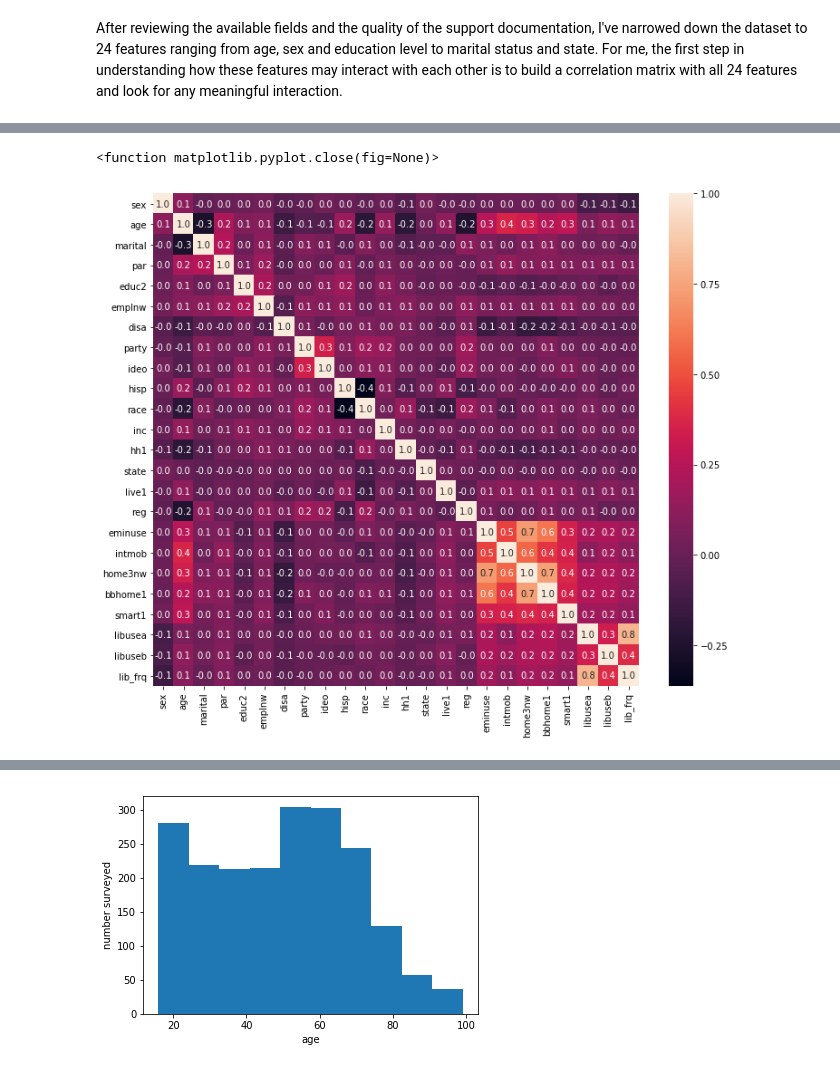
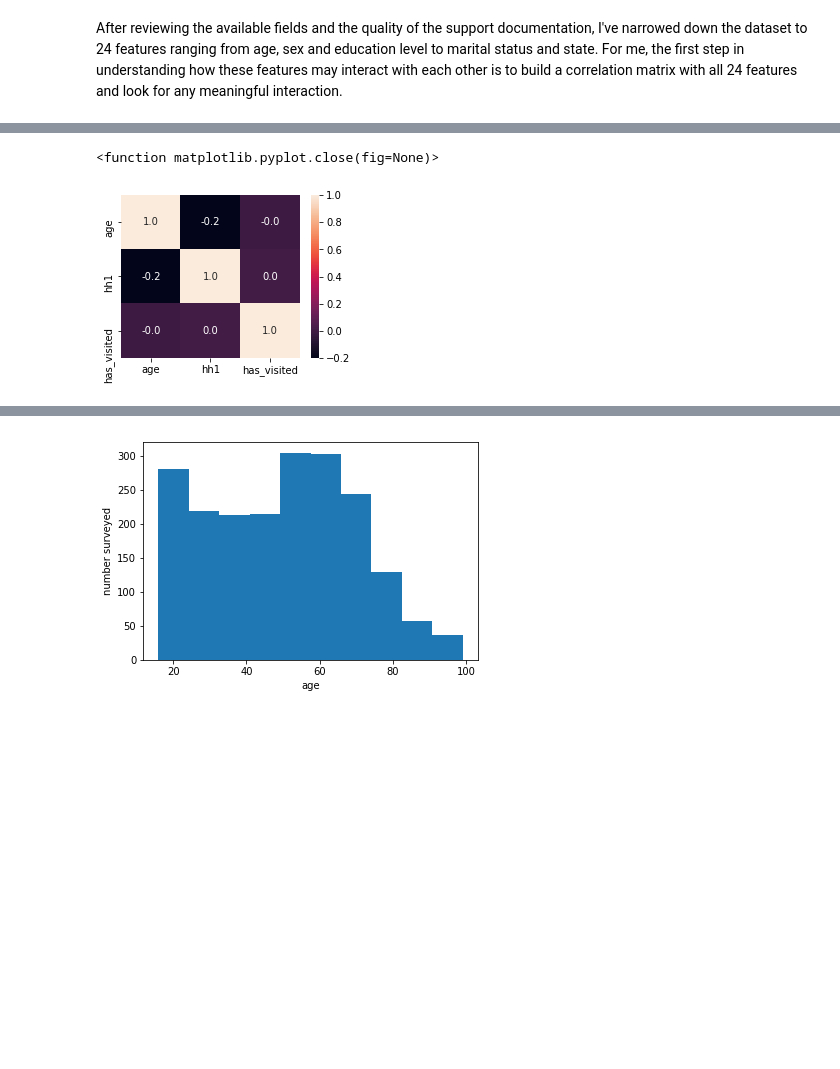
Before and after one commit to noraek/Springboard, a Jupyter notebook: Data Story - VIsualizations.ipynb, the cells around one changed output, grey strips where cells are left out. Saved outputs shown, nothing was run; the diff lists cells and outputs as text; code cells hidden in the pictures; blank space fills up the shorter version.

```diff
--- a/Data Story - VIsualizations.ipynb
+++ b/Data Story - VIsualizations.ipynb
@@ -16,8 +16,8 @@ filepath = "C:\\Users\\nkeen\\Documents\\Capstone1\\Data\\Survey_results.xlsx"
 
 excelfile = pd.read_excel(filepath)
 
-keycols = excelfile[['psraid', 'sex', 'age', 'marital', 'par', 'educ2', 'emplnw', 'disa', 'party', 'ideo', 'hisp', 'race', 'inc']]
-keycols1 = excelfile[['psraid', 'hh1', 'state', 'live1', 'reg', 'eminuse','intmob', 'home3nw', 'bbhome1', 'smart1', 'libusea', 'libuseb', 'lib_frq']]
+keycols = excelfile[['psraid', 'sex', 'age', 'marital', 'par', 'educ2', 'emplnw', 'disa', 'party', 'ideo', 'race', 'inc']]
+keycols1 = excelfile[['psraid', 'hh1', 'live1', 'reg', 'eminuse','intmob', 'home3nw', 'bbhome1', 'smart1', 'libusea', 'libuseb', 'lib_frq']]
 
 totalcol = pd.merge(keycols, keycols1, how='inner', on='psraid')
 
@@ -34,9 +187,22 @@ Index(['sex', 'age', 'marital', 'par', 'educ2', 'emplnw', 'disa', 'party',
+# %%
+#Add column with a binary flag for whether or not the respondent has
+#ever visited the library
+
+def visited(c):
+    if c['libusea'] == "Yes, < 12 Mo.":
+        return 1
+    elif c['libusea'] == "Yes, > 12 Mo.":
+        return 1
+    else:
+        return 0
+
+totalcol['has_visited'] = totalcol.apply(visited, axis=1)
 # %%
 #Generate Correlation Heatmap
 
-plt.figure(figsize = (12,10))
+plt.figure(figsize = (4,3))
 sns.heatmap(totalcol.corr(), annot=True, fmt=".1f")
 plt.close
 # %% [output]
 <function matplotlib.pyplot.close(fig=None)>
-[figure, old version]
+[figure, new version]
```
Also changed, not shown: parts of 32 cells of this notebook.
